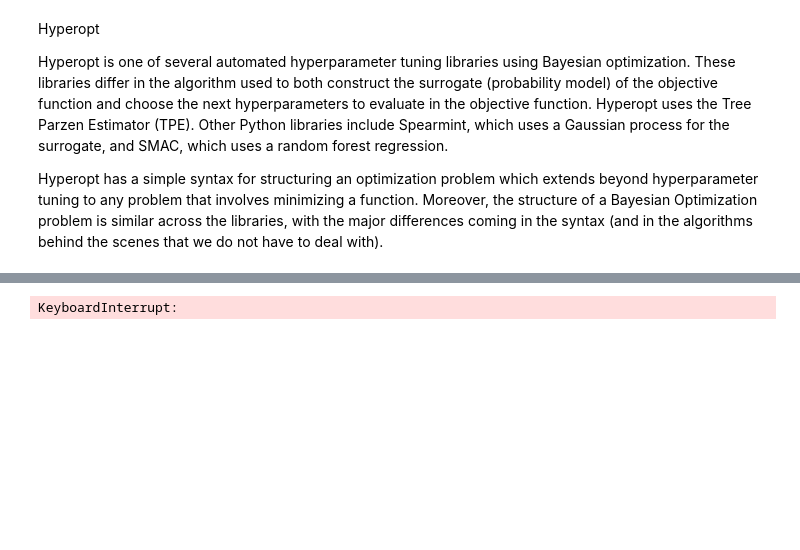
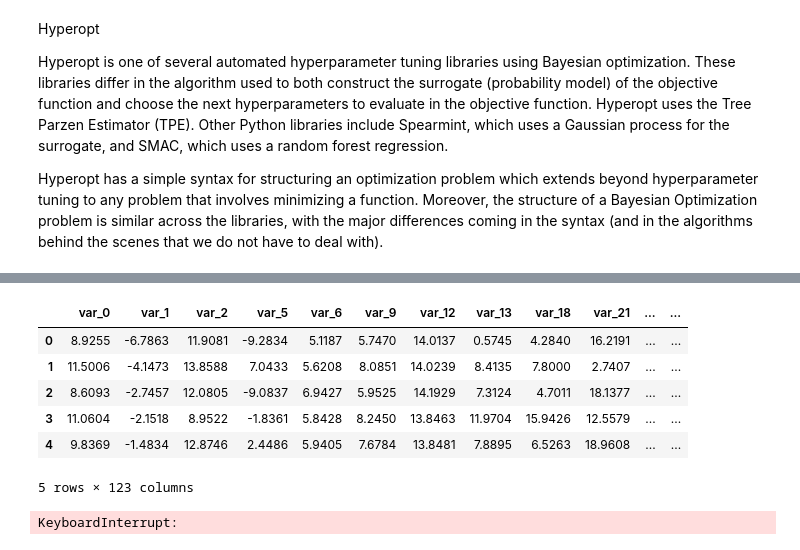
Before and after one commit to altierispeixoto/notebooks, a Jupyter notebook: santander/bayes-opt.ipynb, the cells around one changed output, grey strips where cells are left out. Drawn from its saved outputs; the diff is of its cells as text; code cells hidden in the pictures; blank space fills up the shorter version.

```diff
--- a/santander/bayes-opt.ipynb
+++ b/santander/bayes-opt.ipynb
@@ -42,0 +56,10 @@ train_set = lgb.Dataset(train_x, label=train_y)
+# %%
+train_x.head()
+# %% [output]
+|  | var_0 | var_1 | var_2 | var_5 | var_6 | var_9 | var_12 | var_13 | var_18 | var_21 | ... | ... |
+| 0 | 8.9255 | -6.7863 | 11.9081 | -9.2834 | 5.1187 | 5.7470 | 14.0137 | 0.5745 | 4.2840 | 16.2191 | ... | ... |
+| 1 | 11.5006 | -4.1473 | 13.8588 | 7.0433 | 5.6208 | 8.0851 | 14.0239 | 8.4135 | 7.8000 | 2.7407 | ... | ... |
+| 2 | 8.6093 | -2.7457 | 12.0805 | -9.0837 | 6.9427 | 5.9525 | 14.1929 | 7.3124 | 4.7011 | 18.1377 | ... | ... |
+| 3 | 11.0604 | -2.1518 | 8.9522 | -1.8361 | 5.8428 | 8.2450 | 13.8463 | 11.9704 | 15.9426 | 12.5579 | ... | ... |
+| 4 | 9.8369 | -1.4834 | 12.8746 | 2.4486 | 5.9405 | 7.6784 | 13.8481 | 7.8895 | 6.5263 | 18.9608 | ... | ... |
+5 rows × 123 columns
```
Also changed, not shown: parts of 6 cells of this notebook, 4 other files.
